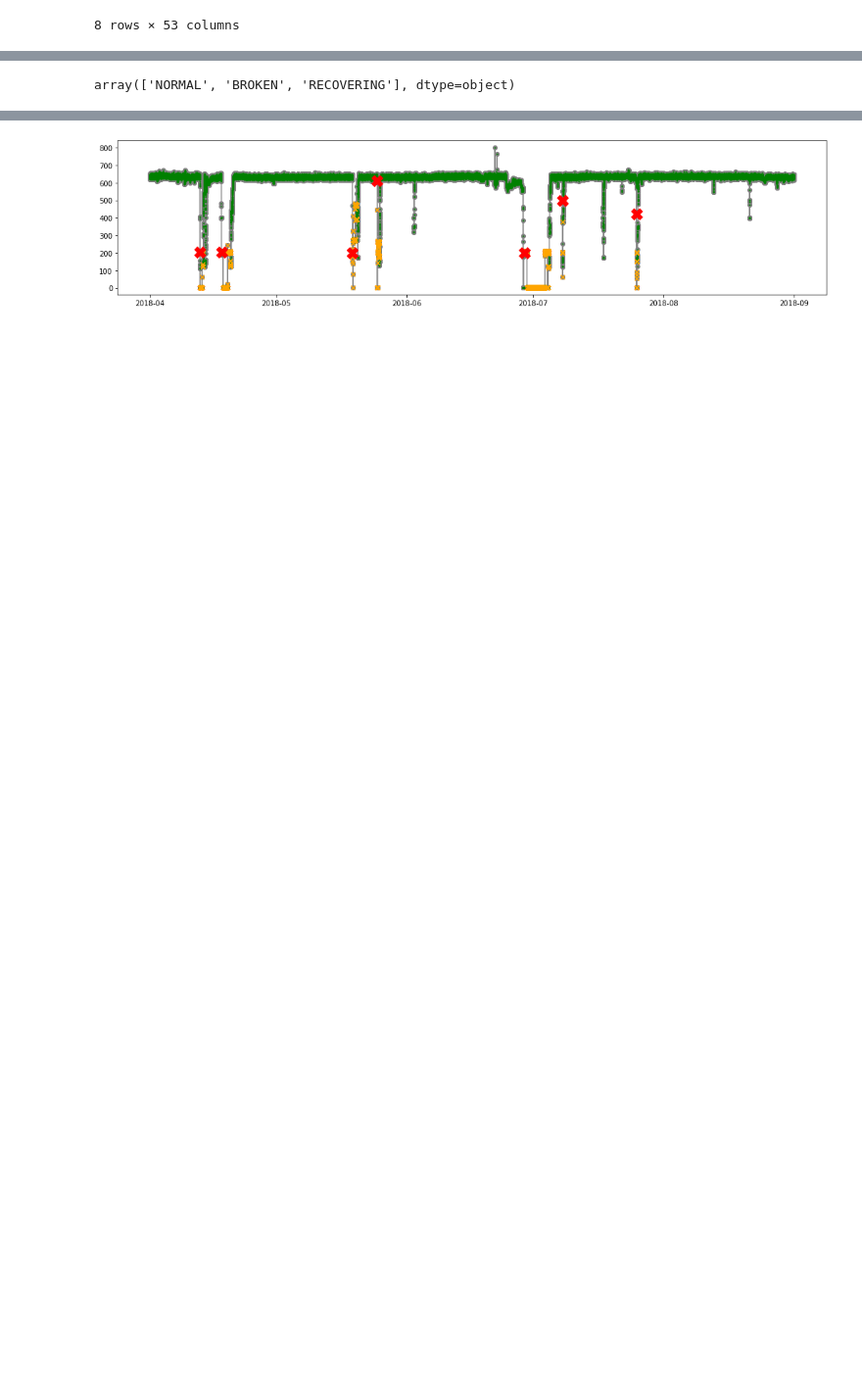
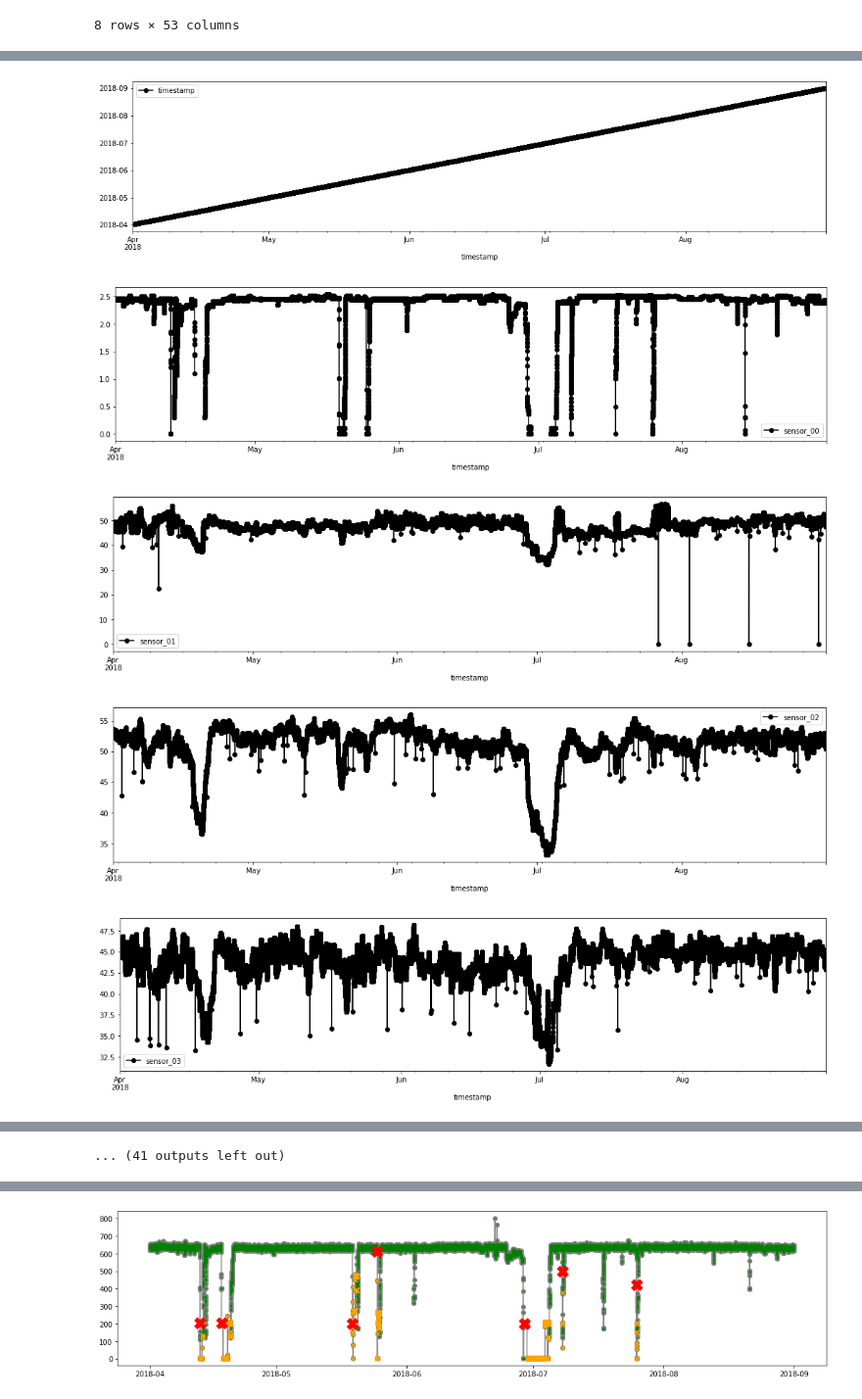
Before and after one commit to 3minuterecord/predictiveMaintenancePortfolio, a Jupyter notebook: Pump Sensor Data.ipynb, the cells around one changed output, grey strips where cells are left out. Shown at 98% size. Saved outputs shown, nothing was run; the diff lists cells and outputs as text; code cells hidden in the pictures; blank space fills up the shorter version.

```diff
--- a/Pump Sensor Data.ipynb
+++ b/Pump Sensor Data.ipynb
@@ -47,4 +28,0 @@ df_set = df_set.drop('Unnamed: 0', axis = 1)
-# %%
-df_set.index = df_set['timestamp']
-# %%
-df_set = df_set.drop('timestamp', axis = 1)
@@ -67,0 +29,5 @@ df_set
+# %%
+# Convert timestamp to datetime datatype & sort
+df_raw = df_raw.drop('Unnamed: 0', axis = 1)\
+  .assign(timestamp = lambda x: pd.to_datetime(x['timestamp'], format = '%Y-%m-%d %H:%M:%S'))\
+  .sort_values(by = 'timestamp')
@@ -68,4 +41,13 @@ df_set
+# %%
+# Assign the timestamp as index for easier plotting
+df_raw.index = df_set['timestamp']
 # %%
 # Plot the data
 for chan in df_set.columns[:-1]:
-    df_set[[chan]].plot(figsize = (18, 4), color = 'black', marker = 'o');
+    df_raw[[chan]].plot(figsize = (18, 4), color = 'black', marker = 'o');
+# %% [output]
+[figure, added]
+[figure, added]
+[figure, added]
+[figure, added]
+[figure, added]
@@ -72,4 +61 @@ for chan in df_set.columns[:-1]:
+... (41 outputs left out)
-# %%
-df_set['machine_status'].unique()
-# %% [output]
-array(['NORMAL', 'BROKEN', 'RECOVERING'], dtype=object)
```
Also changed, not shown: parts of 36 cells of this notebook, 1 other file.
